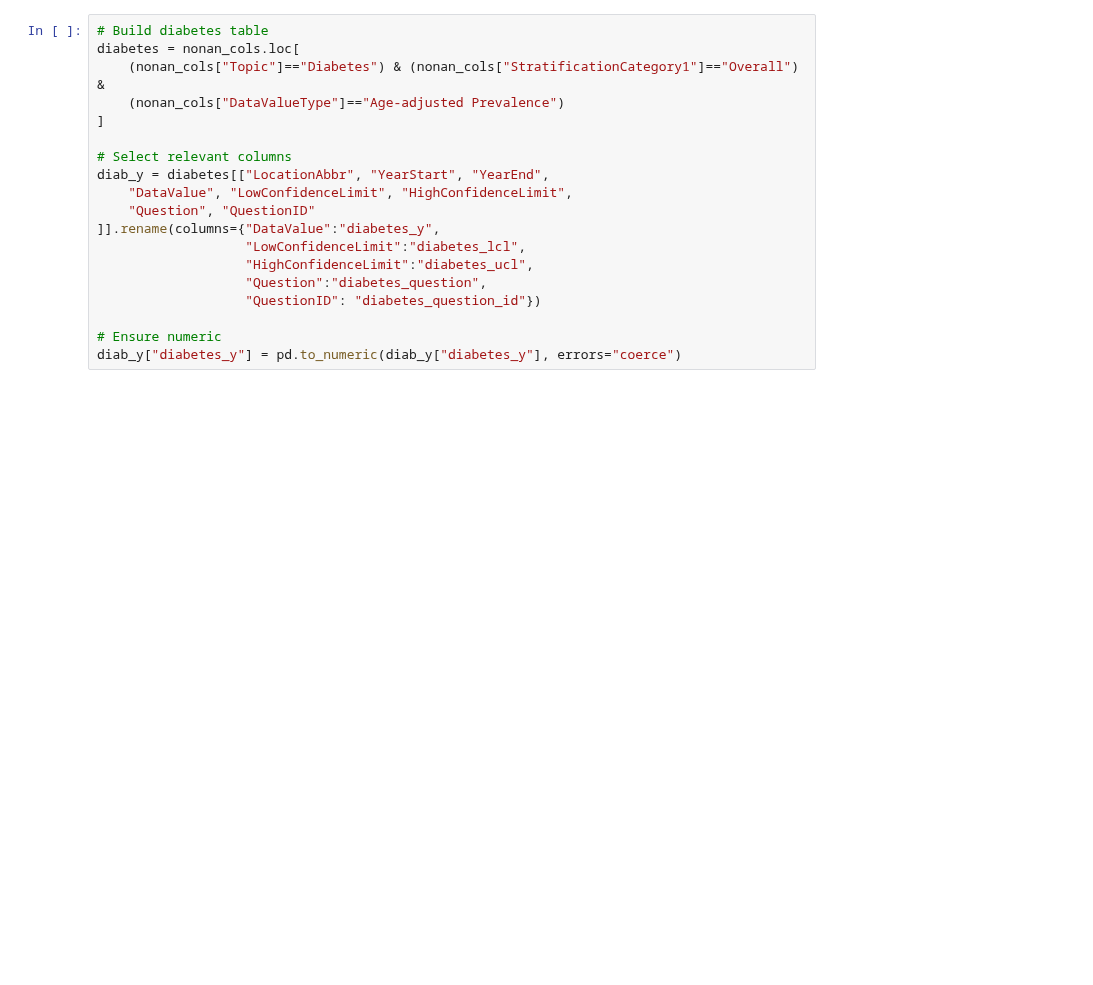
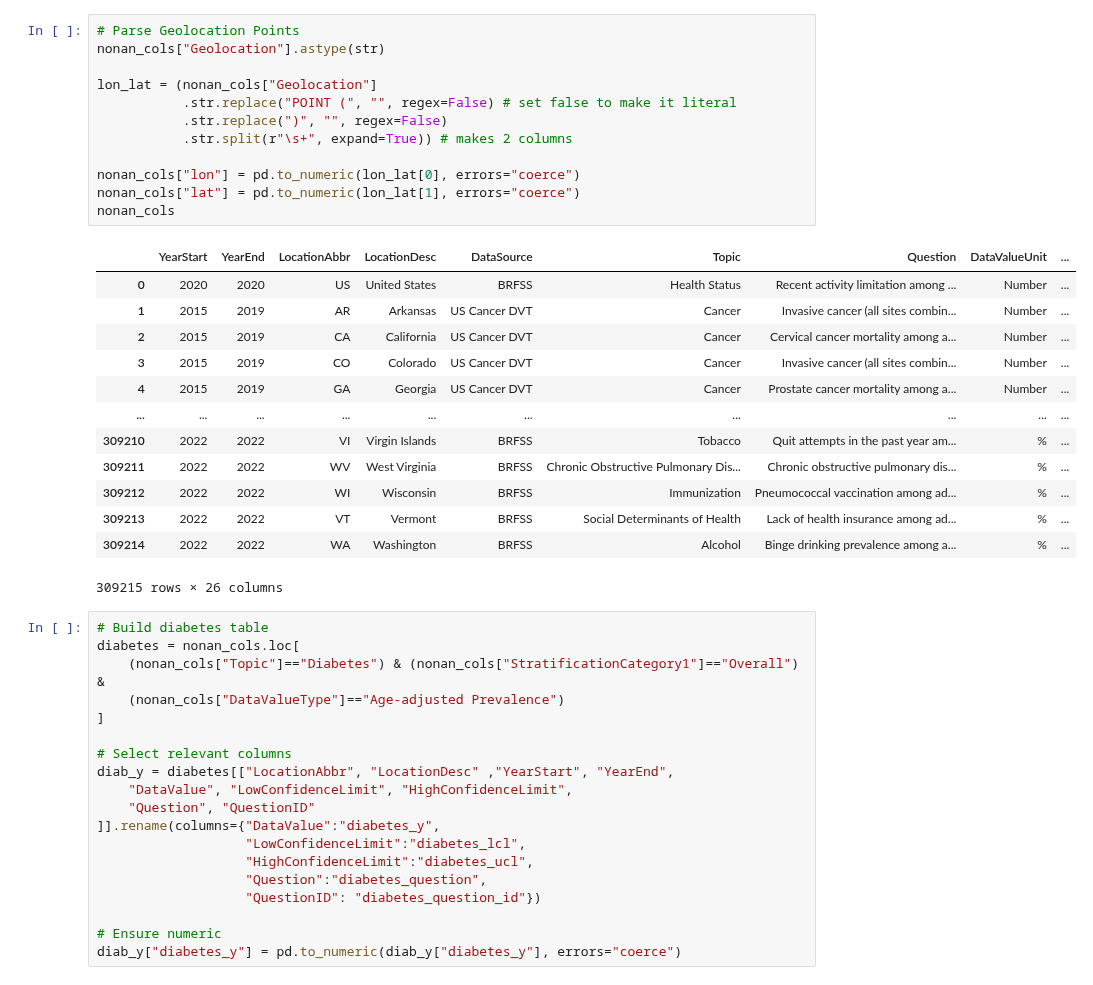
Before and after one commit to DonjhaiH/CDC-chronic, a Jupyter notebook: notebooks/eda_cleaning.ipynb, the cells around one changed output. Saved outputs shown, nothing was run; the diff lists cells and outputs as text; blank space fills up the shorter version.

```diff
--- a/notebooks/eda_cleaning.ipynb
+++ b/notebooks/eda_cleaning.ipynb
@@ -22,3 +23,29 @@ nonan_cols.head()
+# %%
+# Parse Geolocation Points
+nonan_cols["Geolocation"].astype(str)
+
+lon_lat = (nonan_cols["Geolocation"]
+           .str.replace("POINT (", "", regex=False) # set false to make it literal
+           .str.replace(")", "", regex=False)
+           .str.split(r"\s+", expand=True)) # makes 2 columns
+
+nonan_cols["lon"] = pd.to_numeric(lon_lat[0], errors="coerce")
+nonan_cols["lat"] = pd.to_numeric(lon_lat[1], errors="coerce")
+nonan_cols
+# %% [output]
+|  | YearStart | YearEnd | LocationAbbr | LocationDesc | DataSource | Topic | Question | DataValueUnit | ... |
+| 0 | 2020 | 2020 | US | United States | BRFSS | Health Status | Recent activity limitation among ... | Number | ... |
+| 1 | 2015 | 2019 | AR | Arkansas | US Cancer DVT | Cancer | Invasive cancer (all sites combin... | Number | ... |
+| 2 | 2015 | 2019 | CA | California | US Cancer DVT | Cancer | Cervical cancer mortality among a... | Number | ... |
+| 3 | 2015 | 2019 | CO | Colorado | US Cancer DVT | Cancer | Invasive cancer (all sites combin... | Number | ... |
+| 4 | 2015 | 2019 | GA | Georgia | US Cancer DVT | Cancer | Prostate cancer mortality among a... | Number | ... |
+| ... | ... | ... | ... | ... | ... | ... | ... | ... | ... |
+| 309210 | 2022 | 2022 | VI | Virgin Islands | BRFSS | Tobacco | Quit attempts in the past year am... | % | ... |
+| 309211 | 2022 | 2022 | WV | West Virginia | BRFSS | Chronic Obstructive Pulmonary Dis... | Chronic obstructive pulmonary dis... | % | ... |
+| 309212 | 2022 | 2022 | WI | Wisconsin | BRFSS | Immunization | Pneumococcal vaccination among ad... | % | ... |
+| 309213 | 2022 | 2022 | VT | Vermont | BRFSS | Social Determinants of Health | Lack of health insurance among ad... | % | ... |
+| 309214 | 2022 | 2022 | WA | Washington | BRFSS | Alcohol | Binge drinking prevalence among a... | % | ... |
+309215 rows × 26 columns
 # %%
 # Build diabetes table
 diabetes = nonan_cols.loc[
@@ -27,7 +54,7 @@ diabetes = nonan_cols.loc[
 ]
 
 # Select relevant columns
-diab_y = diabetes[["LocationAbbr", "YearStart", "YearEnd",
+diab_y = diabetes[["LocationAbbr", "LocationDesc" ,"YearStart", "YearEnd",
     "DataValue", "LowConfidenceLimit", "HighConfidenceLimit",
     "Question", "QuestionID"
 ]].rename(columns={"DataValue":"diabetes_y",
```
Also changed, not shown: parts of 6 cells of this notebook, 1 other file.
